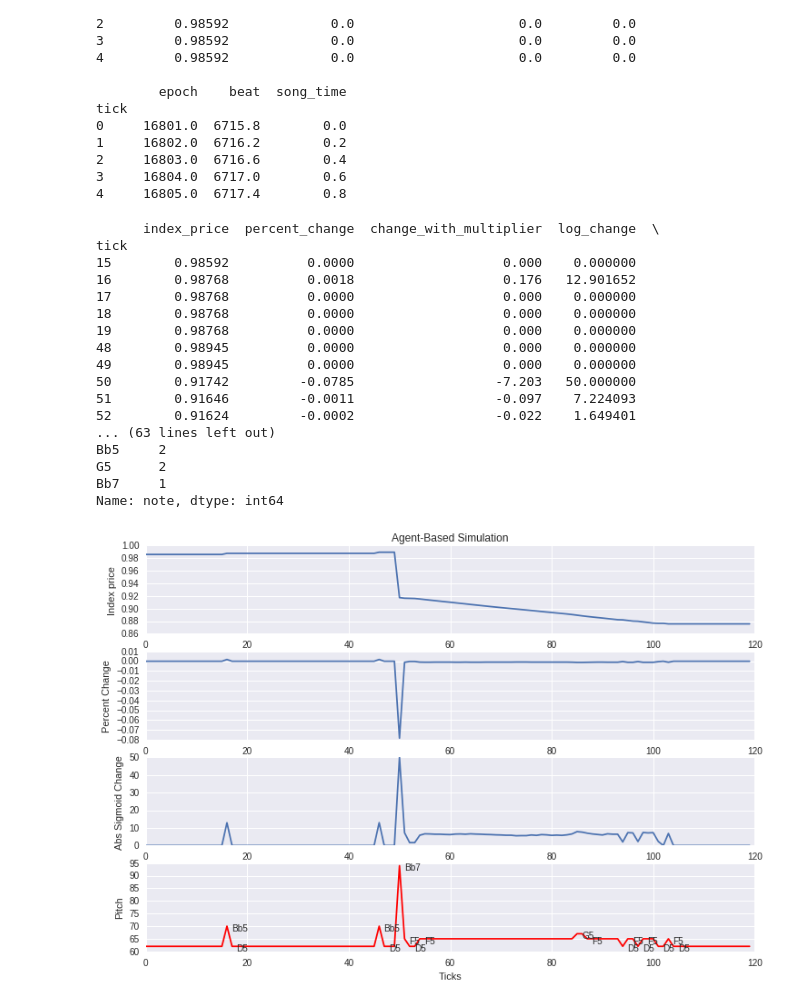
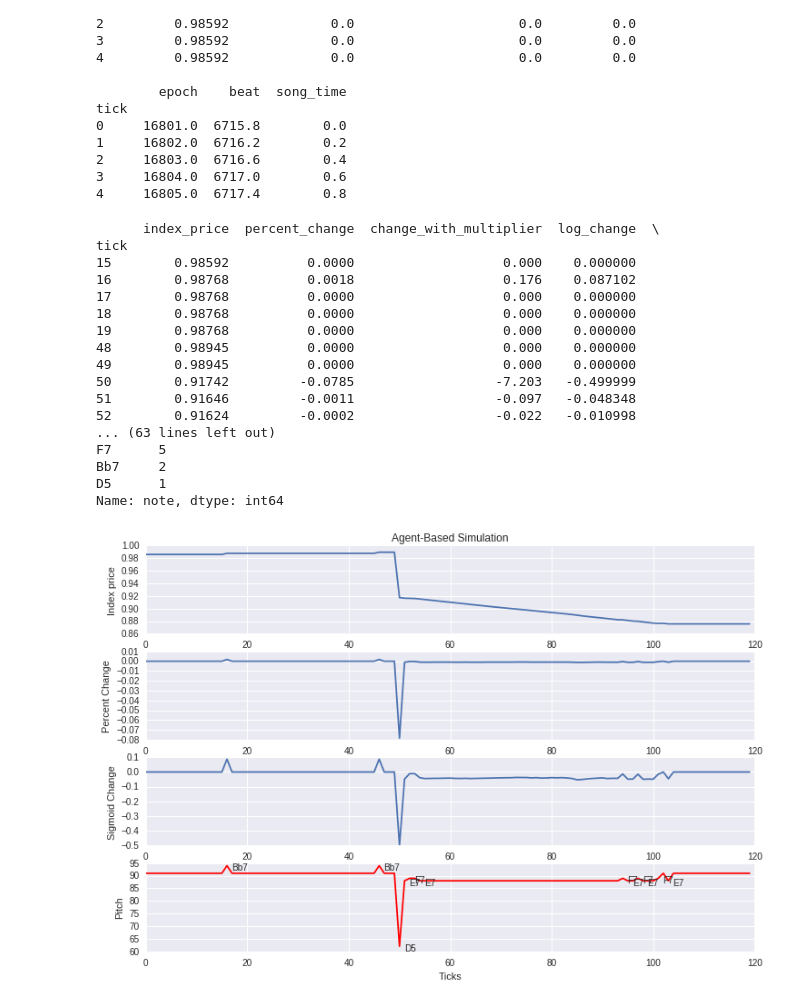
Before and after one commit to ratish-dalvi/miditime-demo, a Jupyter notebook: notebooks/simulation.ipynb, the cells around one changed output. Saved outputs shown, nothing was run; the diff lists cells and outputs as text; code cells hidden in the pictures.

```diff
--- a/notebooks/simulation.ipynb
+++ b/notebooks/simulation.ipynb
@@ -6,7 +6,7 @@ import math
 def sigmoid(x):
     # sign = float(x)/abs(x) if x != 0 else 0
     # return sign* math.log((abs(1000*x) + 1))
-    return 100 * abs(1/(1+math.exp(-300*x)) - 0.5)
+    return (1/(1+math.exp(-200*x)) - 0.5)
 
 df = pd.read_csv("../data/MUT15-RS100index.csv")
 # Note ts should already be in datetime
@@ -135,19 +135,19 @@ print ts.note.value_counts()
       index_price  percent_change  change_with_multiplier  log_change  \
 tick
 15        0.98592          0.0000                   0.000    0.000000
-16        0.98768          0.0018                   0.176   12.901652
+16        0.98768          0.0018                   0.176    0.087102
 17        0.98768          0.0000                   0.000    0.000000
 18        0.98768          0.0000                   0.000    0.000000
 19        0.98768          0.0000                   0.000    0.000000
 48        0.98945          0.0000                   0.000    0.000000
 49        0.98945          0.0000                   0.000    0.000000
-50        0.91742         -0.0785                  -7.203   50.000000
-51        0.91646         -0.0011                  -0.097    7.224093
-52        0.91624         -0.0002                  -0.022    1.649401
+50        0.91742         -0.0785                  -7.203   -0.499999
+51        0.91646         -0.0011                  -0.097   -0.048348
+52        0.91624         -0.0002                  -0.022   -0.010998
 ... (63 lines left out)
-Bb5     2
-G5      2
-Bb7     1
+F7      5
+Bb7     2
+D5      1
 Name: note, dtype: int64
 # %%
 # Now plot timeseries with the original magnitude and the tuned pitch
@@ -158,35 +158,37 @@ import seaborn as sns
 
 fig = sns.plt.figure(figsize=(12, 8))
 sns.plt.subplot(411)
 sns.plt.plot(ts["index_price"], "-")
 sns.plt.ylabel("Index price")
 sns.plt.title("Agent-Based Simulation")
 
 sns.plt.subplot(412)
 sns.plt.plot(ts["percent_change"], "-")
 sns.plt.ylabel("Percent Change")
 
 sns.plt.subplot(413)
 sns.plt.plot(ts[pitch_var], "-")
-sns.plt.ylabel("Abs Sigmoid Change")
+sns.plt.ylabel("Sigmoid Change")
 
 ax = sns.plt.subplot(414)
 # sns.plt.bar(ts["tuned_pitch"].index, [ts["tuned_pitch"].iloc[i] if ts[pitch_var].iloc[i] != 0 else 0 for i in range(len(ts))])
 sns.plt.plot(ts["tuned_pitch"], 'r-')
 sns.plt.xlabel("Ticks")
 sns.plt.ylabel("Pitch")
 
 for  i in range(len(ts)):
+    if ts[pitch_var].iloc[i] == 0:
+        continue
     if ts["note"].iloc[i] == ts["note"].iloc[i-1]:
         continue
     ax.annotate(ts["note"].iloc[i], (i, ts["tuned_pitch"].iloc[i]), xytext=(5,-5), textcoords='offset points',
                 family='sans-serif', fontsize=10)
 
 fig.canvas.draw()
 
 sns.plt.show()
 # %% [output]
-[figure, old version]
+[figure, new version]
 # %%
 # Build the node list
 note_list = []
```
Also changed, not shown: parts of 3 cells of this notebook.
